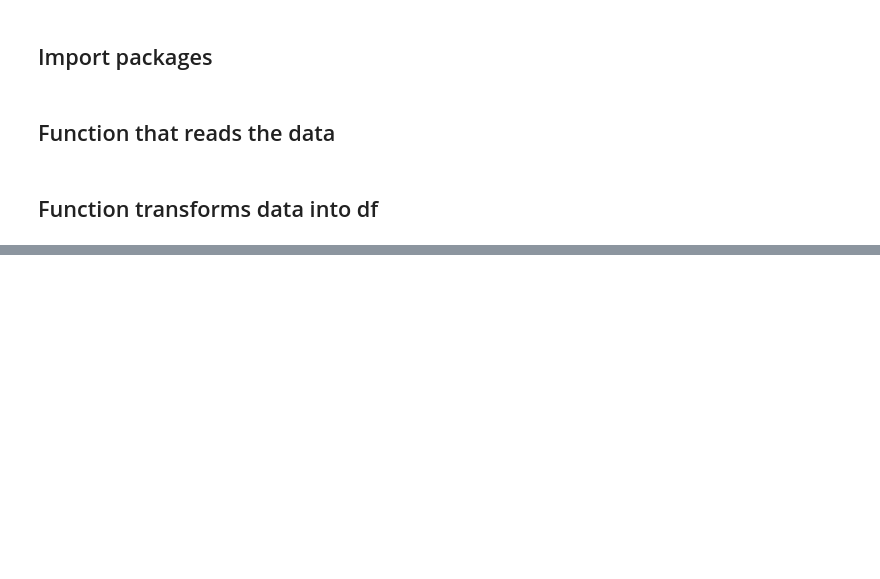
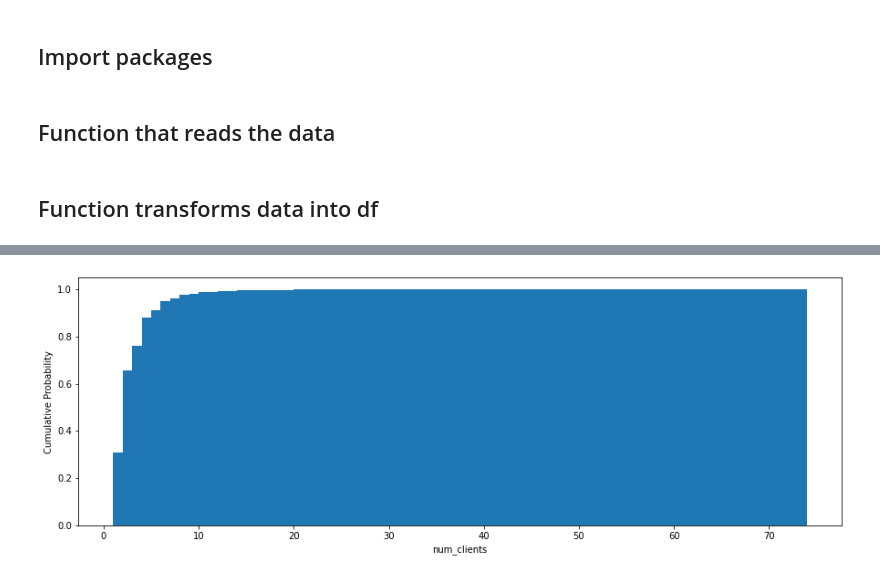
Before and after one commit to IntrusionINTZ/UniversityOfMontana_2023Spring, a Jupyter notebook: Luke/AnomalyFinder.ipynb, the cells around one changed output, grey strips where cells are left out. Saved outputs shown, nothing was run; the diff lists cells and outputs as text; code cells hidden in the pictures; blank space fills up the shorter version.

```diff
--- a/Luke/AnomalyFinder.ipynb
+++ b/Luke/AnomalyFinder.ipynb
@@ -116,5 +35,0 @@ df.head(1)
-# %%
-grouped = df.groupby('dns_qdomainname')['num_clients'].transform('sum').apply(lambda x: grouping_values(x))
-
-# add the new column to the DataFrame
-df['client_sum_group'] = grouped
@@ -445,2 +35,0 @@ df.to_csv('dfmergedprobs.csv')
-# %%
-df['factor_probs'] = df.prob_obs_num_clients*df.prob_obs_num_responses*df.prob_obs_num_shieldids
@@ -617,0 +178,13 @@ find_closest_neighbor(0,lst)
+# %%
+# Plot the cumulative distribution
+plt.figure(figsize=(15,5))
+pds, bins, patches = plt.hist(test.num_clients, bins=np.linspace(1, num_bins, num_bins), cumulative=True, density=True)
+# Print the list of probability densities
+for i in range(len(pds)):
+    pds[i] = round(pds[i], 3)
+# Plot details
+plt.xlabel('num_clients')
+plt.ylabel('Cumulative Probability')
+plt.show()
+# %% [output]
+[figure, added]
```
Also changed, not shown: parts of 74 cells of this notebook.
